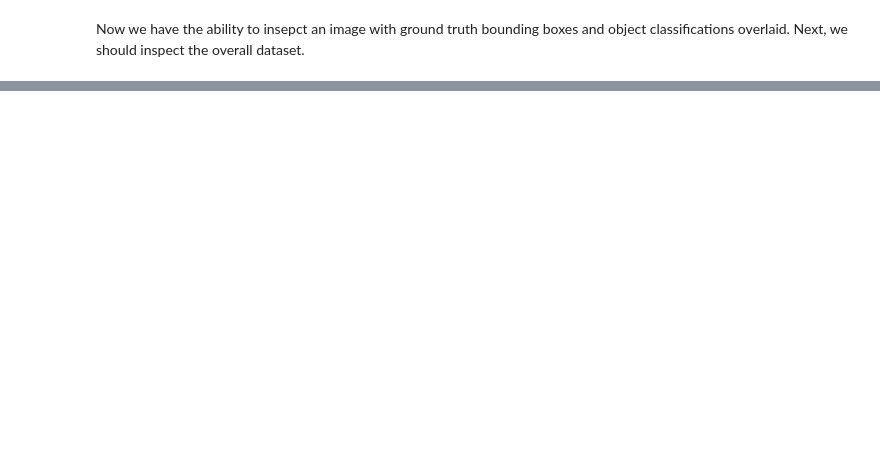
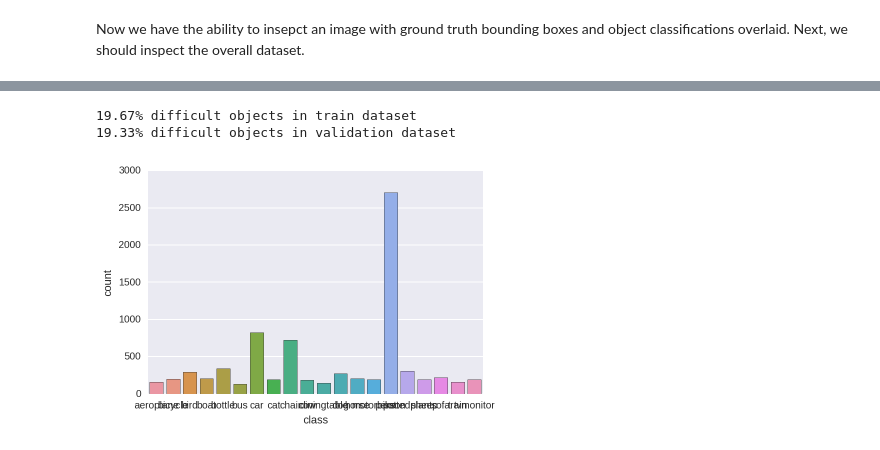
Before and after one commit to treybean/mlnd-captstone-object-detection, a Jupyter notebook: development.ipynb, the cells around one changed output, grey strips where cells are left out. Drawn from its saved outputs; the diff is of its cells as text; code cells hidden in the pictures; blank space fills up the shorter version.

Commit message:
Finish analysis of dataset

```diff
--- a/development.ipynb
+++ b/development.ipynb
@@ -211,0 +284,15 @@ Analyzing val imageset...
+# %%
+def difficult_percentage(df):
+    return len(df[df.difficult]) / float(len(df)) * 100
+
+print '{0:.2f}% difficult objects in train dataset'.format(difficult_percentage(train_imageset['objects']))
+print '{0:.2f}% difficult objects in validation dataset'.format(difficult_percentage(val_imageset['objects']))
+# %% [output]
+19.67% difficult objects in train dataset
+19.33% difficult objects in validation dataset
+# %%
+import seaborn as sns
+
+a = sns.countplot(x='class', data=train_imageset['objects'].sort_values(by='class'))
+# %% [output]
+[figure, added]
```
Also changed, not shown: parts of 7 cells of this notebook.
